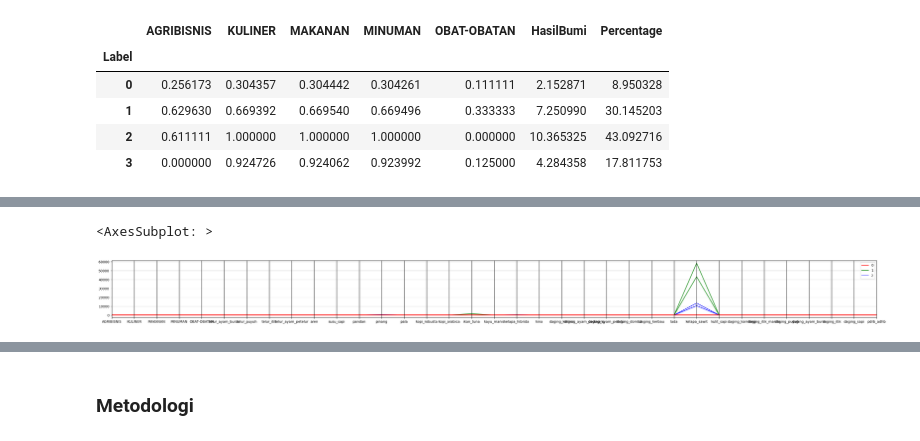
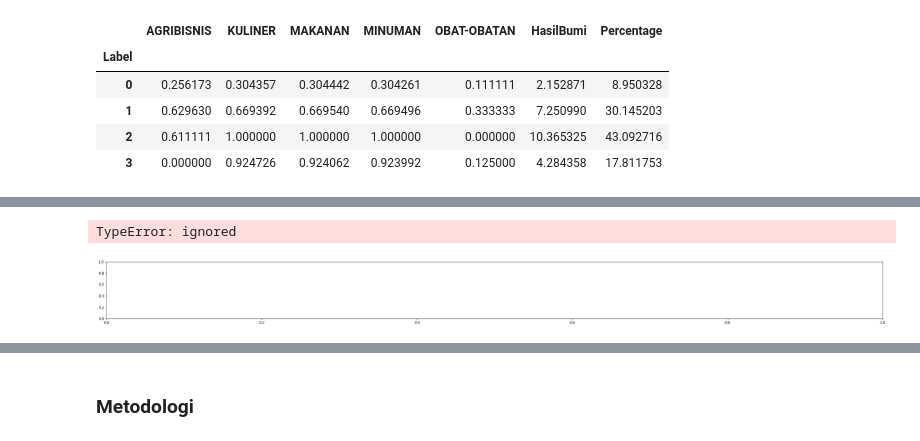
Before and after one commit to rampagezero/Project-TSDN, a Jupyter notebook: UMKM dan Hasil Bumi (1) (1).ipynb, the cells around one changed output, grey strips where cells are left out. Cells and saved outputs as stored; diff of their text form; code cells hidden in the pictures.

```diff
--- a/UMKM dan Hasil Bumi (1) (1).ipynb
+++ b/UMKM dan Hasil Bumi (1) (1).ipynb
@@ -327,9 +345,9 @@ Dataset.to_csv('Dataset UMKM dan Jumlah Hasil Bumi.csv')
 # %% [output]
 NameError: name 'Dataset' is not defined
 # %%
-dataset=pd.read_csv('/workspaces/Project-TSDN/.ipynb_checkpoints/Dataset-checkpoint.csv').drop('Unnamed: 0',axis=1)
+dataset=pd.read_csv('/content/Project-TSDN/Dataset.csv').drop('Unnamed: 0',axis=1)
 # %%
-gdp=pd.read_csv('/workspaces/Project-TSDN/bps-od_produk_dmstk_regional_bruto_dasar_harga_berlaku__kabupatenko_data.csv')
+gdp=pd.read_csv('/content/Project-TSDN/bps-od_produk_dmstk_regional_bruto_dasar_harga_berlaku__kabupatenko_data.csv')
 # %%
 gdp=gdp[gdp['tahun']==2020].reset_index(drop=True)
 gdp=gdp[['nama_kabupaten_kota','pdrb_adhb']]
@@ -571,11 +592,11 @@ sns.scatterplot(x=temp[:,0],y=temp[:,1],hue=model2.labels_,size=20)
 # %%
-clustered=train.copy()
+clustered=dataset.copy()
 clustered['Labels']=model2.labels_
 plt.figure(figsize=(40,3))
 pd.plotting.parallel_coordinates(clustered,'Labels',color=('red', 'green', 'blue','#000000'))
 # %% [output]
-<AxesSubplot: >
+TypeError: ignored
-[figure, old version]
+[figure, new version]
 # %%
 robust=dataset.copy()
 robust['Label']=model2.labels_
```
Also changed, not shown: parts of 46 cells of this notebook.
